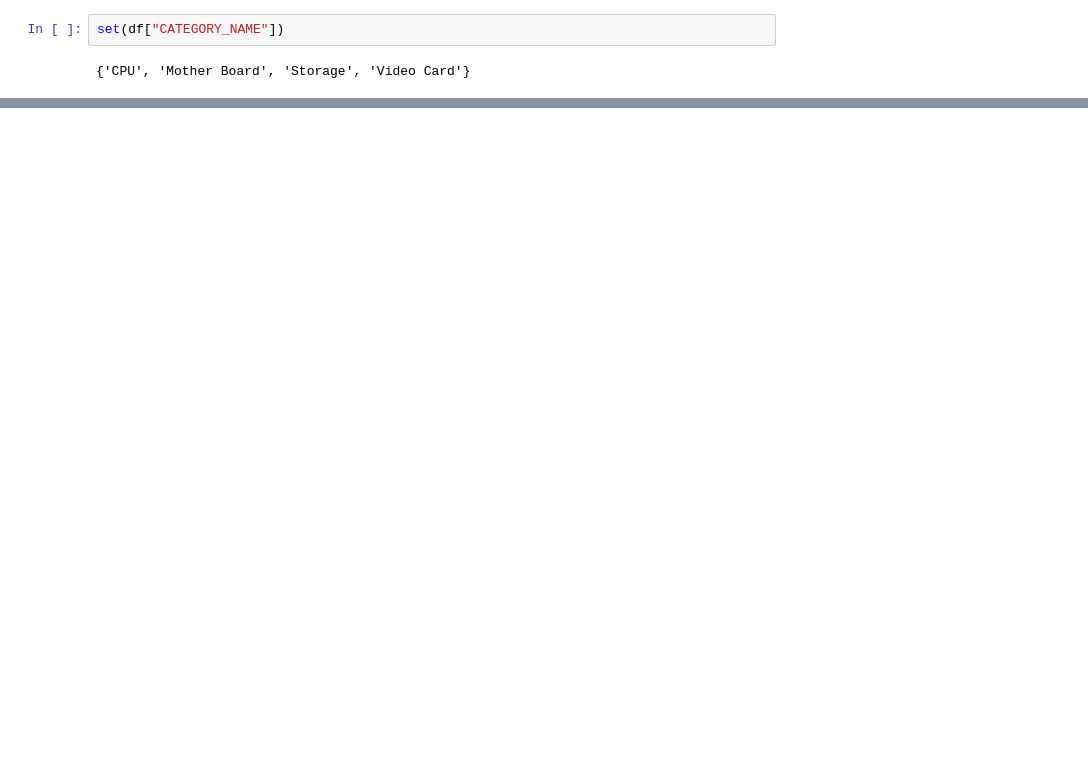
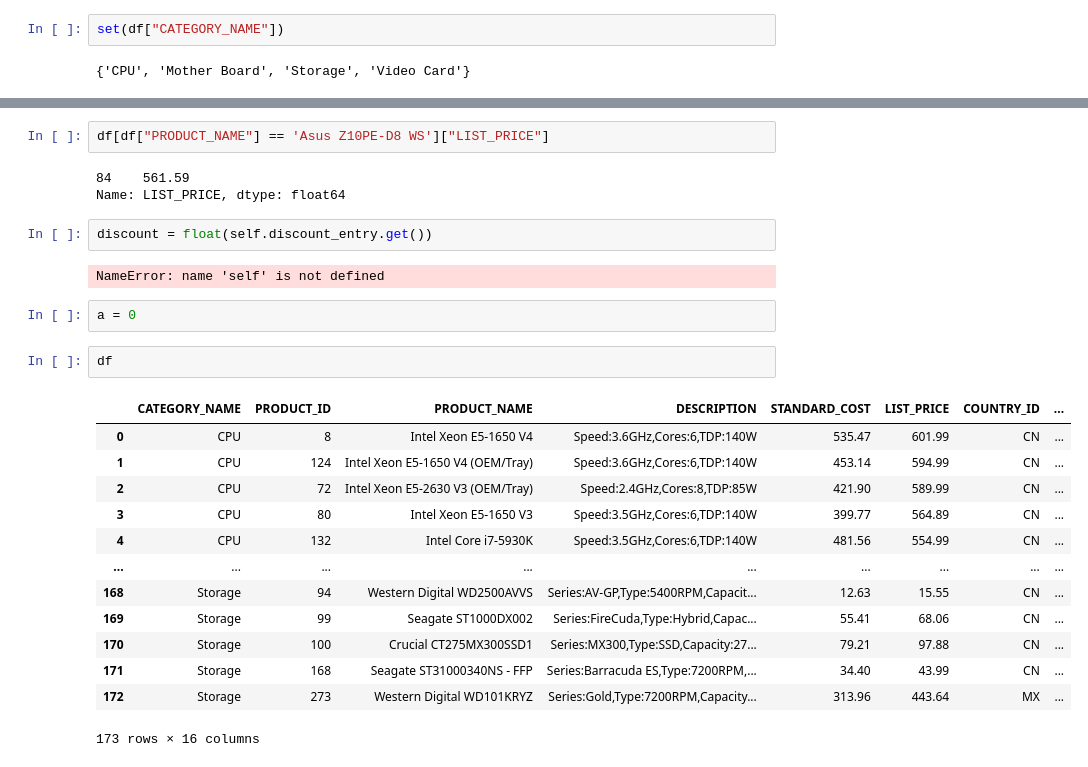
Before and after one commit to MProtik/Store-Management-System-Project, a Jupyter notebook: DatabaseNotebook.ipynb, the cells around one changed output, grey strips where cells are left out. Drawn from its saved outputs; the diff is of its cells as text; blank space fills up the shorter version.

```diff
--- a/DatabaseNotebook.ipynb
+++ b/DatabaseNotebook.ipynb
@@ -141,0 +73,27 @@ dict(df[["CATEGORY_NAME", "PRODUCT_NAME"]])
+# %%
+df[df["PRODUCT_NAME"] == 'Asus Z10PE-D8 WS']["LIST_PRICE"]
+# %% [output]
+84    561.59
+Name: LIST_PRICE, dtype: float64
+# %%
+discount = float(self.discount_entry.get())
+# %% [output]
+NameError: name 'self' is not defined
+# %%
+a = 0
+# %%
+df
+# %% [output]
+|  | CATEGORY_NAME | PRODUCT_ID | PRODUCT_NAME | DESCRIPTION | STANDARD_COST | LIST_PRICE | COUNTRY_ID | ... |
+| 0 | CPU | 8 | Intel Xeon E5-1650 V4 | Speed:3.6GHz,Cores:6,TDP:140W | 535.47 | 601.99 | CN | ... |
+| 1 | CPU | 124 | Intel Xeon E5-1650 V4 (OEM/Tray) | Speed:3.6GHz,Cores:6,TDP:140W | 453.14 | 594.99 | CN | ... |
+| 2 | CPU | 72 | Intel Xeon E5-2630 V3 (OEM/Tray) | Speed:2.4GHz,Cores:8,TDP:85W | 421.90 | 589.99 | CN | ... |
+| 3 | CPU | 80 | Intel Xeon E5-1650 V3 | Speed:3.5GHz,Cores:6,TDP:140W | 399.77 | 564.89 | CN | ... |
+| 4 | CPU | 132 | Intel Core i7-5930K | Speed:3.5GHz,Cores:6,TDP:140W | 481.56 | 554.99 | CN | ... |
+| ... | ... | ... | ... | ... | ... | ... | ... | ... |
+| 168 | Storage | 94 | Western Digital WD2500AVVS | Series:AV-GP,Type:5400RPM,Capacit... | 12.63 | 15.55 | CN | ... |
+| 169 | Storage | 99 | Seagate ST1000DX002 | Series:FireCuda,Type:Hybrid,Capac... | 55.41 | 68.06 | CN | ... |
+| 170 | Storage | 100 | Crucial CT275MX300SSD1 | Series:MX300,Type:SSD,Capacity:27... | 79.21 | 97.88 | CN | ... |
+| 171 | Storage | 168 | Seagate ST31000340NS - FFP | Series:Barracuda ES,Type:7200RPM,... | 34.40 | 43.99 | CN | ... |
+| 172 | Storage | 273 | Western Digital WD101KRYZ | Series:Gold,Type:7200RPM,Capacity... | 313.96 | 443.64 | MX | ... |
+173 rows × 16 columns
```
Also changed, not shown: parts of 26 cells of this notebook, 7 other files.
